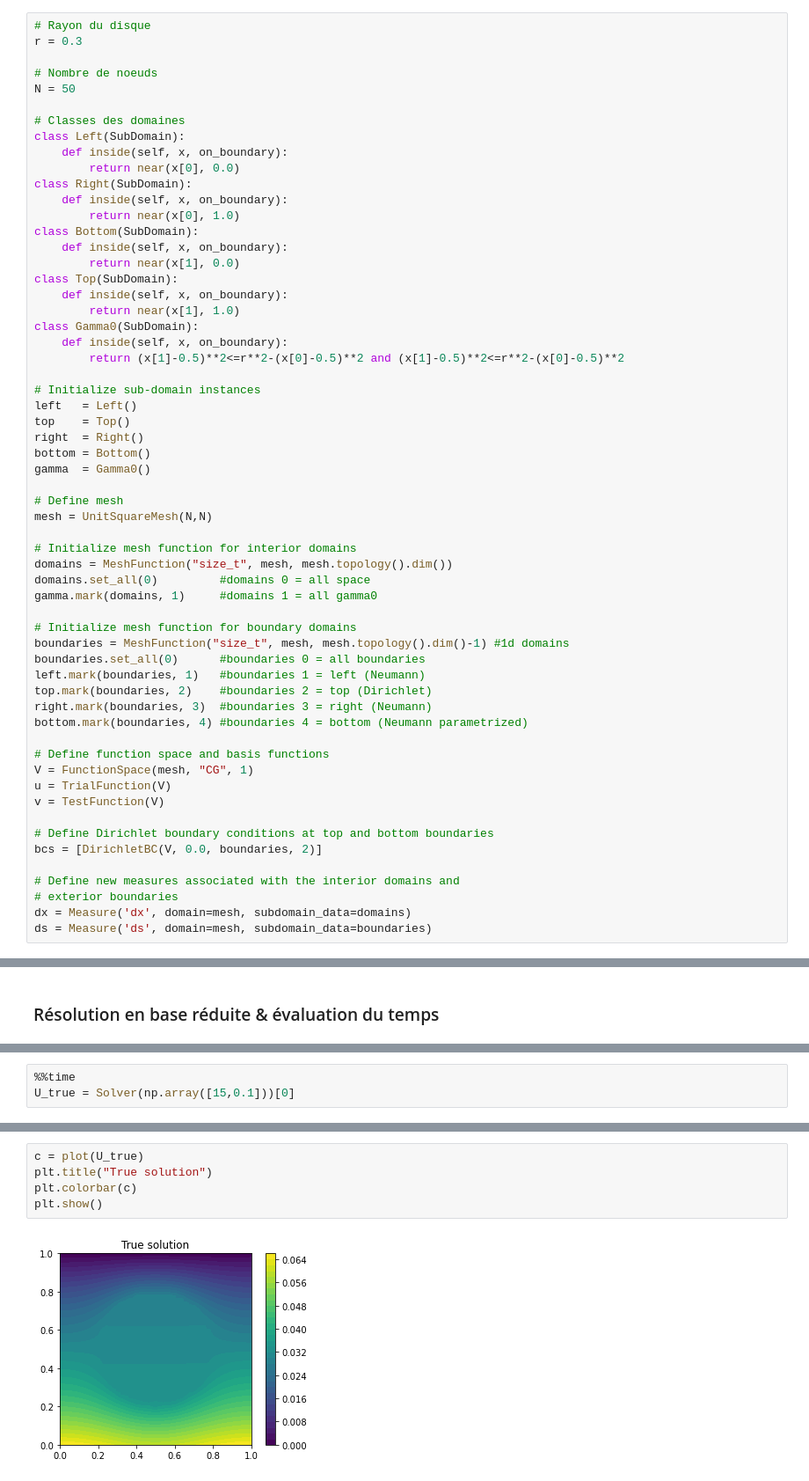
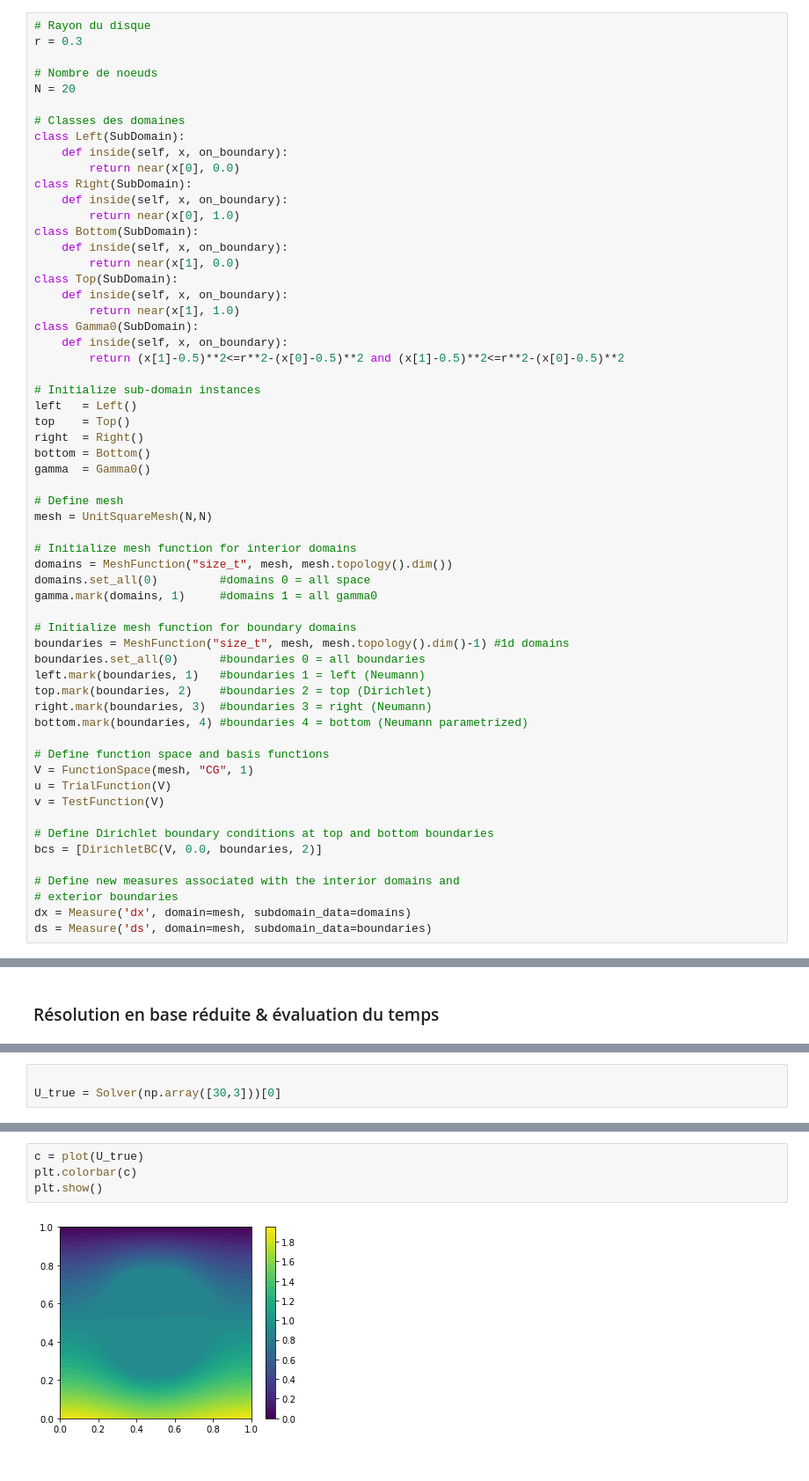
Before and after one commit to pjbenard/-4GMM-CRMB, a Jupyter notebook: Code_Python/Greedy-Fenics.ipynb, the cells around one changed output, grey strips where cells are left out. Shown at 88% size. Saved outputs shown, nothing was run; the diff lists cells and outputs as text.

```diff
--- a/Code_Python/Greedy-Fenics.ipynb
+++ b/Code_Python/Greedy-Fenics.ipynb
@@ -22,7 +16,7 @@ array([ 1. ,  2.8,  4.6,  6.4,  8.2, 10. ])
 r = 0.3
 
 # Nombre de noeuds
-N = 50
+N = 20
 
 # Classes des domaines
 class Left(SubDomain):
@@ -354,3 +656,3 @@ plt.show()
 # %%
-%%time
-U_true = Solver(np.array([15,0.1]))[0]
+
+U_true = Solver(np.array([30,3]))[0]
@@ -360,10 +659,9 @@ Wall time: 1.03 s
 # %%
 c = plot(U_true)
-plt.title("True solution")
 plt.colorbar(c)
 plt.show()
 # %% [output]
-[figure, old version]
+[figure, new version]
 # %%
 RES = Base.dot(U_rb)
 print(np.shape(RES))
```
Also changed, not shown: parts of 32 cells of this notebook, 9 other files.
